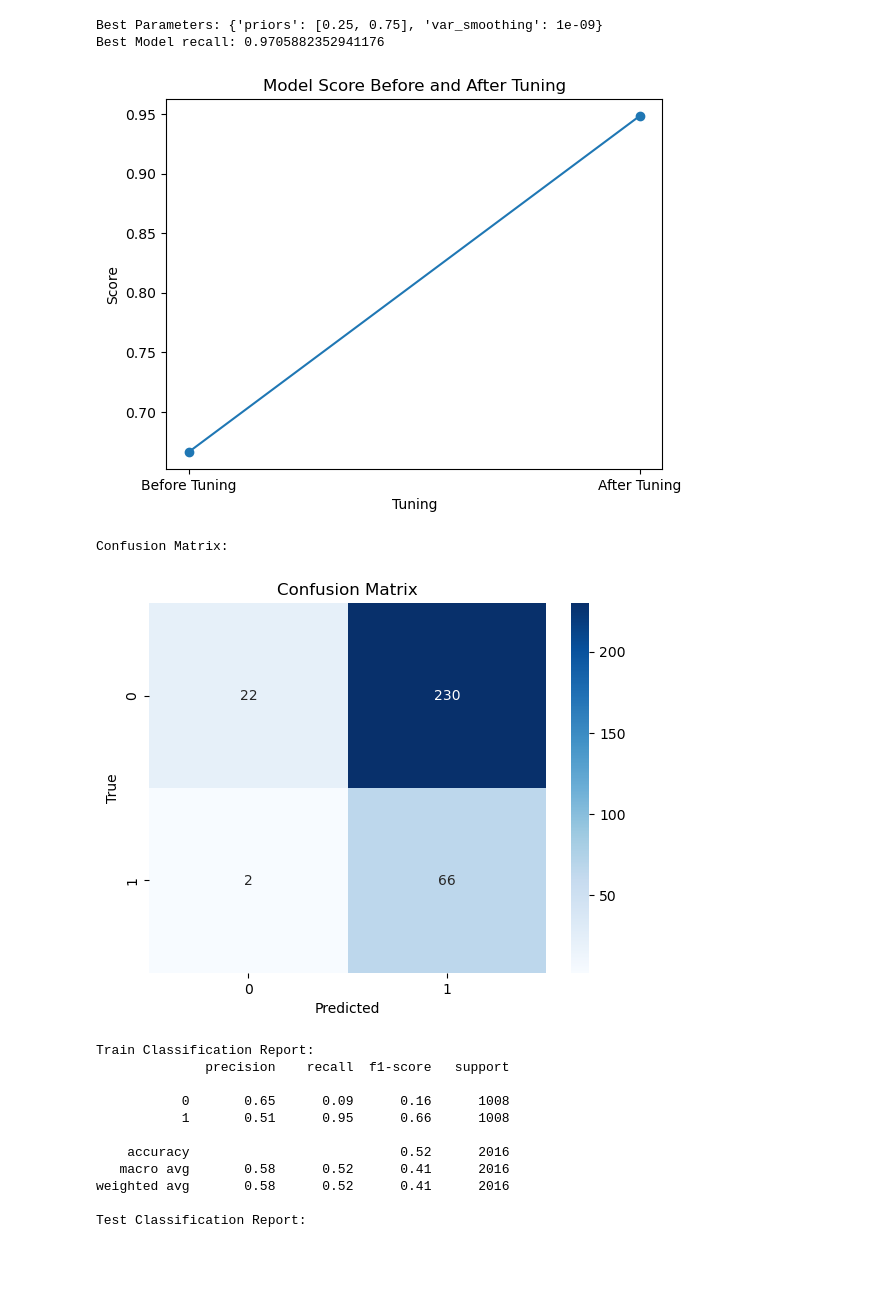
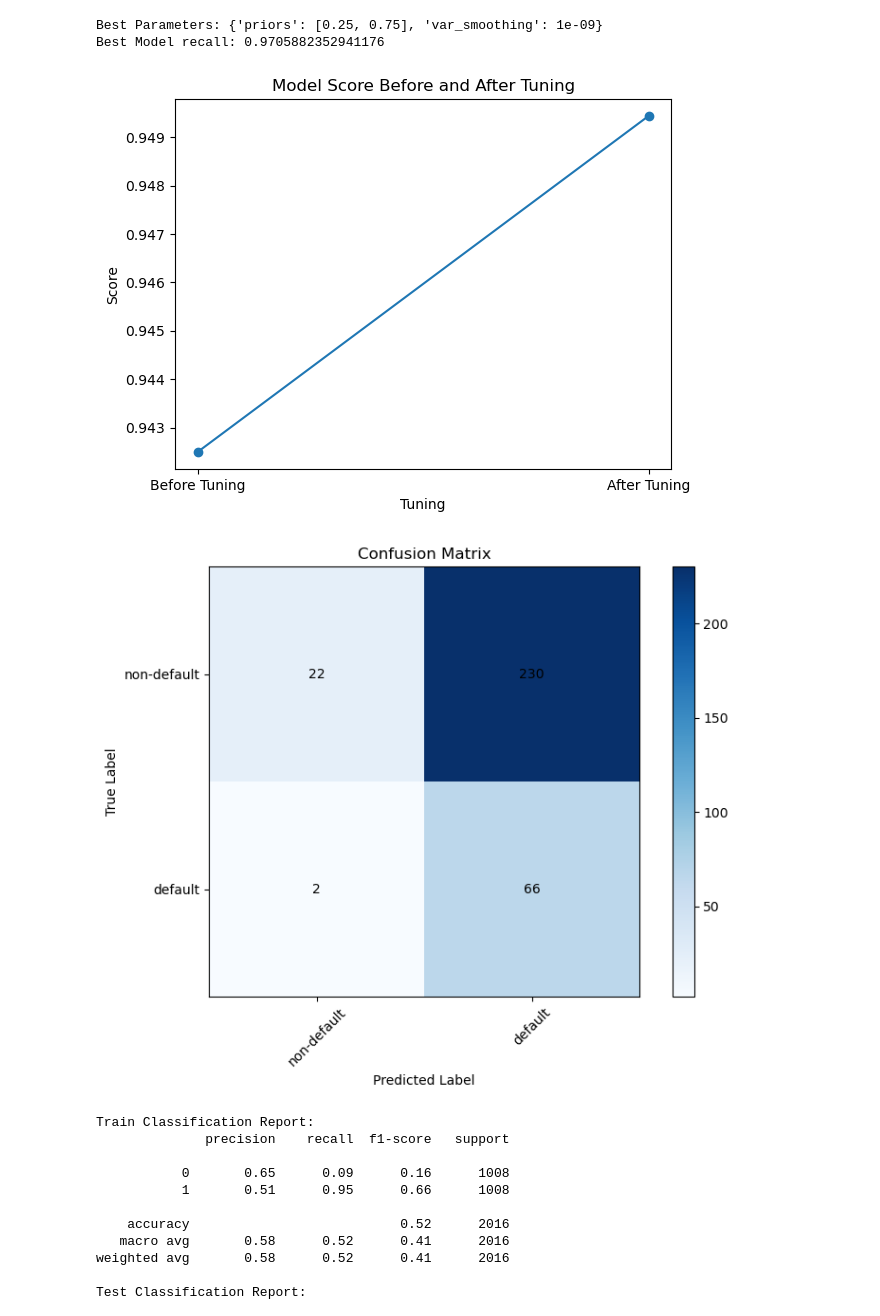
Before and after one commit to ahmakhoo/AIML-CA1, a Jupyter notebook: AIML/CA1/CA1 code - redo.ipynb, the cells around one changed output. Drawn from its saved outputs; the diff is of its cells as text; code cells hidden in the pictures; blank space fills up the shorter version.

```diff
--- a/AIML/CA1/CA1 code - redo.ipynb
+++ b/AIML/CA1/CA1 code - redo.ipynb
@@ -306,4 +337,5 @@ steps
 - Through the analysis of the data we can see that there might be some errors in the dataset as when the bill exceeds the credit limit the person doesn't default payment in some cases
 # %%
 df = pd.read_csv('../CA1/credit_dataset.csv')
-# df = df.drop('Customer ID', axis=1)
+df = df.drop('Customer ID', axis=1)
+df
@@ -869,0 +1021,9 @@ dummy_score
+# %%
+
+estimator = DummyClassifier()
+estimator.fit(X_train, y_train)
+
+cv = 5
+train_sizes = np.linspace(0.1, 1.0, 10)  # Vary the training set sizes
+plot_learning_curve(estimator, X_train, y_train, cv=cv, train_sizes=train_sizes)
+plt.show()
@@ -1307,6 +1145,8 @@ plt.show()
 # %%
 # Get feature importances
-importances = model1.feature_importances_
+model2 = ExtraTreesClassifier()
+model2.fit(X_train, y_train)
+importances = model2.feature_importances_
 
 # Get feature names
 feature_names = X_train.columns
@@ -1767,46 +1482,49 @@ model2 = GaussianNB()
 model1.fit(X_resampled, y_resampled)
 model2.fit(X_resampled, y_resampled)
 
-scores_before_tuning = cross_val_score(model2, X_train, y_train, scoring='recall')
-scores_after_tuning = cross_val_score(model1, X_train, y_train, scoring='recall')
-
+scores_before_tuning = cross_val_score(model2, X_resampled, y_resampled, scoring='recall')
+scores_after_tuning = cross_val_score(model1, X_resampled, y_resampled, scoring='recall')
+# print(scores_after_tuning)
 labels = ['Before Tuning', 'After Tuning']
 scores = [scores_before_tuning.mean(), scores_after_tuning.mean()]
 
+# print(scores)
 plt.plot(labels, scores, marker='o')
 plt.xlabel('Tuning')
 plt.ylabel('Score')
 plt.title('Model Score Before and After Tuning')
 plt.show()
 # %% [output]
-[figure, old version]
+[figure, new version]
 # %%
 from sklearn.metrics import confusion_matrix
 
 # Fit the best model on the training data
 model1.fit(X_resampled, y_resampled)
 
 # Predict the target variable for the test data
 y_pred = model1.predict(X_test)
 
 # Compute the confusion matrix
-cm = confusion_matrix(y_test, y_pred)
+# cm = confusion_matrix(y_test, y_pred)
 
-# Print the confusion matrix
-print("Confusion Matrix:")
-# print(cm)
-sns.heatmap(cm, annot=True, fmt='d', cmap='Blues')
+# # Print the confusion matrix
+# print("Confusion Matrix:")
+# # print(cm)
+# sns.heatmap(cm, annot=True, fmt='d', cmap='Blues')
 
-# Add labels, title, and axis ticks
-plt.xlabel('Predicted')
-plt.ylabel('True')
-plt.title('Confusion Matrix')
+# # Add labels, title, and axis ticks
+# plt.xlabel('Predicted')
+# plt.ylabel('True')
+# plt.title('Confusion Matrix')
 
-# Show the plot
+# # Show the plot
 plt.show()
+
+
+plot_confusion_matrix(y_test, y_pred, classes=['non-default', 'default'])
 # %% [output]
-Confusion Matrix:
-[figure, old version]
+[figure, new version]
 # %%
 from sklearn.metrics import classification_report
 
```
Also changed, not shown: parts of 62 cells of this notebook, 1 other file.
